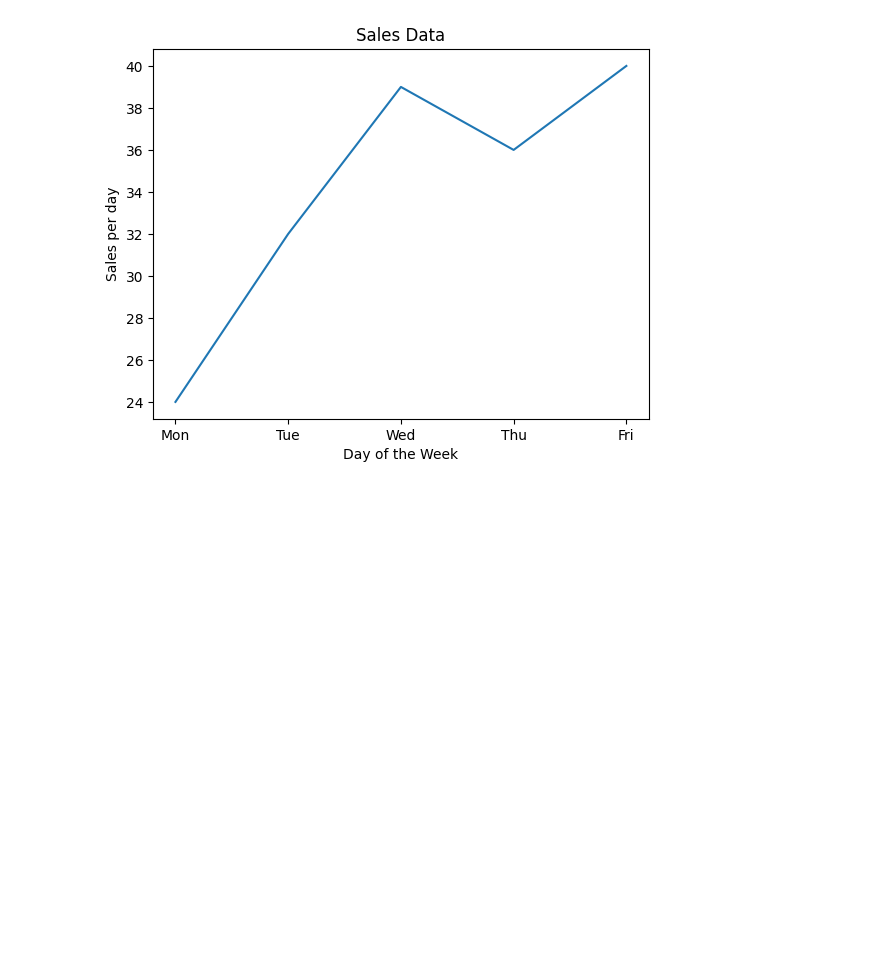
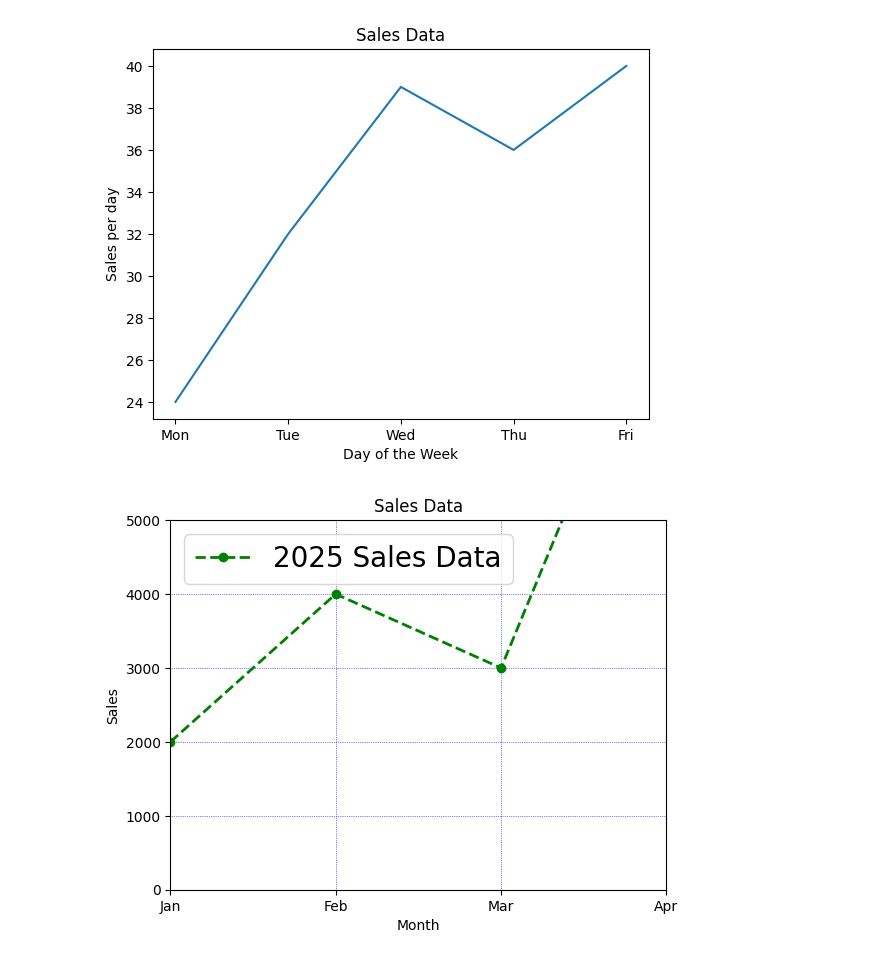
Before and after one commit to Akshat-developer14/matplotlib-learn, a Jupyter notebook: Basics/introduction.ipynb, the cells around one changed output. Drawn from its saved outputs; the diff is of its cells as text; code cells hidden in the pictures; blank space fills up the shorter version.

```diff
--- a/Basics/introduction.ipynb
+++ b/Basics/introduction.ipynb
@@ -25,3 +25,23 @@ plt.ylabel('Sales per day')
 plt.show()
 # %% [output]
 [figure]
+# %%
+months = [1, 2, 3, 4, 5, 6]
+sales = [2000, 4000, 3000, 8400, 7100, 6560]
+
+plt.plot(months, sales, color='green', linestyle='--', linewidth=2, marker='o', label='2025 Sales Data')
+plt.title('Sales Data')
+
+plt.xlabel('Month')
+plt.ylabel('Sales')
+
+plt.grid(color='blue', linestyle=':', linewidth=0.5)
+plt.legend(loc='upper left', fontsize=20)
+
+plt.xlim(1, 4)
+plt.ylim(0, 5000)
+
+plt.xticks([1, 2, 3, 4], ['Jan', 'Feb', 'Mar', 'Apr'])
+plt.show()
+# %% [output]
+[figure, added]
```
Also changed, not shown: parts of 5 cells of this notebook, 1 other file.
